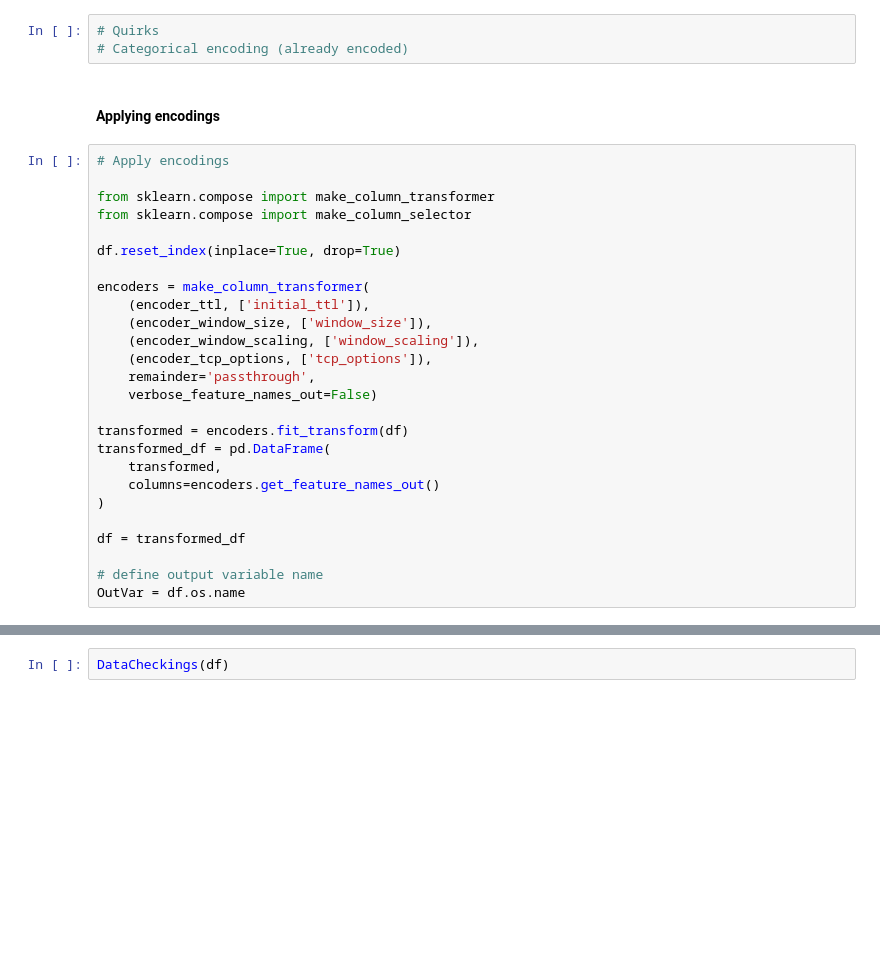
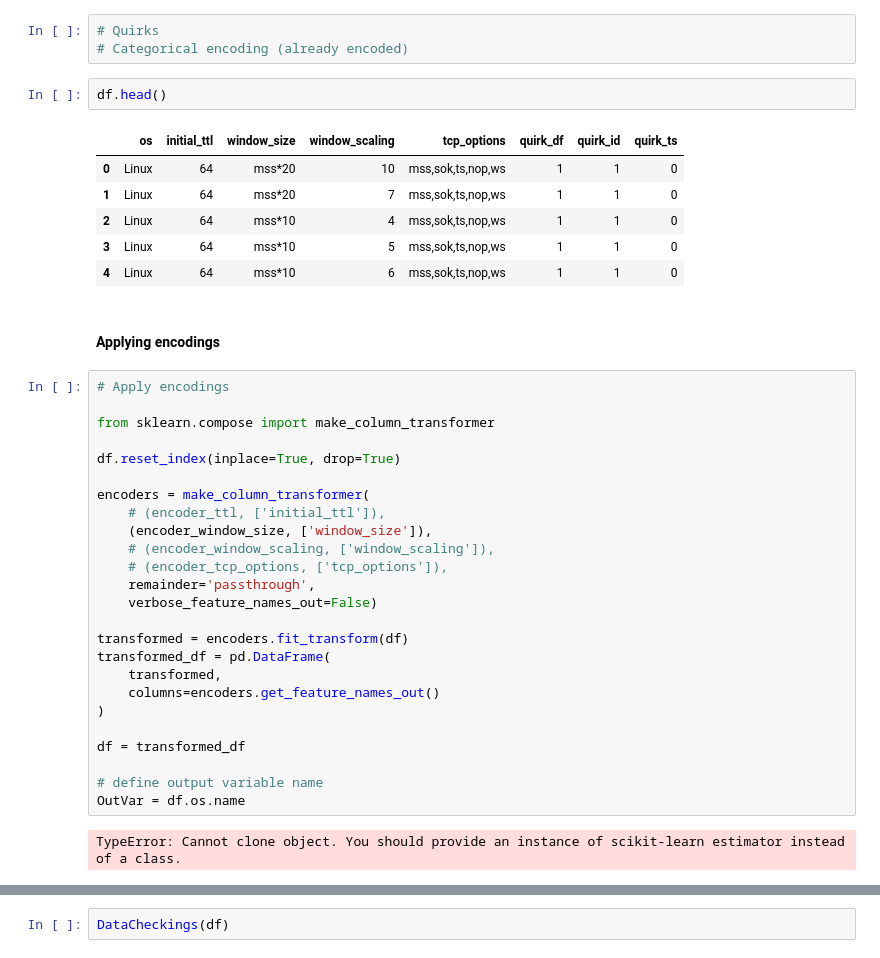
Before and after one commit to rubenpjove/fingerAI, a Jupyter notebook: ai_model_creation/ai_p0f_model_creation/models_creation_v2.ipynb, the cells around one changed output, grey strips where cells are left out. Cells and saved outputs as stored; diff of their text form; blank space fills up the shorter version.

```diff
--- a/ai_model_creation/ai_p0f_model_creation/models_creation_v2.ipynb
+++ b/ai_model_creation/ai_p0f_model_creation/models_creation_v2.ipynb
@@ -142,21 +187,29 @@ encoder_tcp_options = tr.TCPOptionsTransformer
 # %%
 # Quirks
 # Categorical encoding (already encoded)
+# %%
+df.head()
+# %% [output]
+|  | os | initial_ttl | window_size | window_scaling | tcp_options | quirk_df | quirk_id | quirk_ts |
+| 0 | Linux | 64 | mss*20 | 10 | mss,sok,ts,nop,ws | 1 | 1 | 0 |
+| 1 | Linux | 64 | mss*20 | 7 | mss,sok,ts,nop,ws | 1 | 1 | 0 |
+| 2 | Linux | 64 | mss*10 | 4 | mss,sok,ts,nop,ws | 1 | 1 | 0 |
+| 3 | Linux | 64 | mss*10 | 5 | mss,sok,ts,nop,ws | 1 | 1 | 0 |
+| 4 | Linux | 64 | mss*10 | 6 | mss,sok,ts,nop,ws | 1 | 1 | 0 |
 # %% [markdown]
 #### Applying encodings
 # %%
 # Apply encodings
 
 from sklearn.compose import make_column_transformer
-from sklearn.compose import make_column_selector
 
 df.reset_index(inplace=True, drop=True)
 
 encoders = make_column_transformer(
-    (encoder_ttl, ['initial_ttl']),
+    # (encoder_ttl, ['initial_ttl']),
     (encoder_window_size, ['window_size']),
-    (encoder_window_scaling, ['window_scaling']),
-    (encoder_tcp_options, ['tcp_options']),
+    # (encoder_window_scaling, ['window_scaling']),
+    # (encoder_tcp_options, ['tcp_options']),
     remainder='passthrough',
     verbose_feature_names_out=False)
 
@@ -170,3 +223,5 @@ df = transformed_df
 
 # define output variable name
 OutVar = df.os.name
+# %% [output]
+TypeError: Cannot clone object. You should provide an instance of scikit-learn estimator instead of a class.
```
Also changed, not shown: parts of 6 cells of this notebook.
